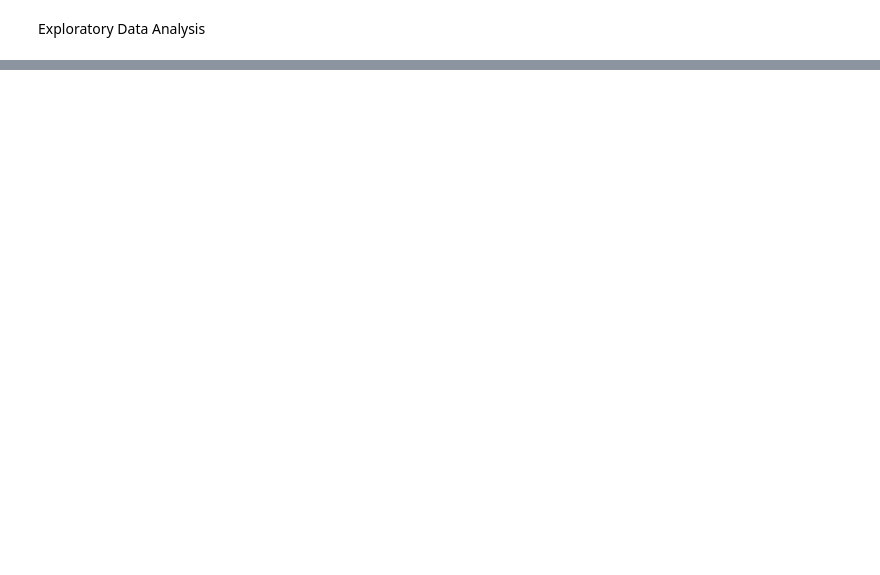
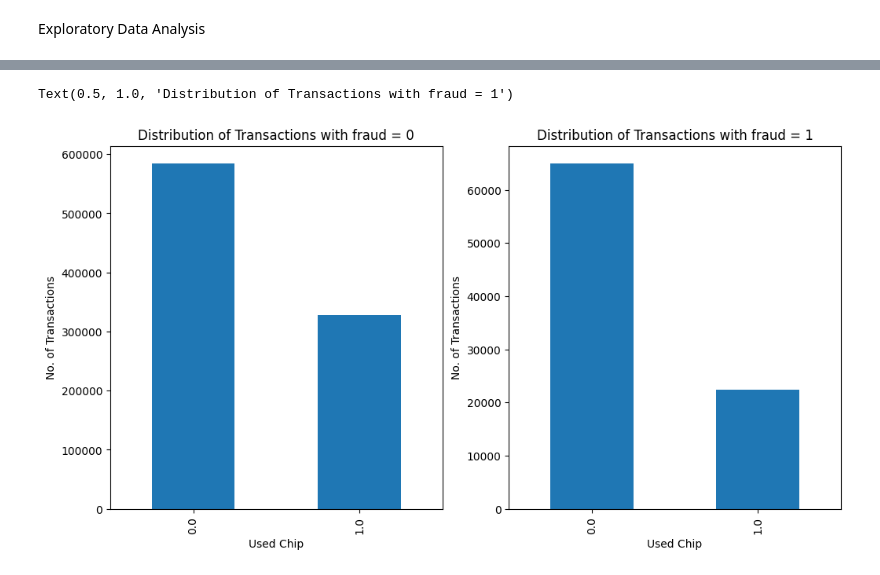
Before and after one commit to MatthiasYeoEeLiang/BT4012-Project, a Jupyter notebook: Group18_BT4012.ipynb, the cells around one changed output, grey strips where cells are left out. Saved outputs shown, nothing was run; the diff lists cells and outputs as text; code cells hidden in the pictures; blank space fills up the shorter version.

```diff
--- a/Group18_BT4012.ipynb
+++ b/Group18_BT4012.ipynb
@@ -36,0 +59,21 @@ print(df)
+# %%
+# used_chip of fraud = 0 vs fraud = 1
+plt.figure(figsize=(12,6))
+used_chip = df.loc[:, ['fraud', 'used_chip']]
+used_chip_0 = df[df.fraud == 0]
+used_chip_1 = df[df.fraud == 1]
+
+plt.subplot(1,2,1)
+used_chip_0.groupby('used_chip').size().plot.bar()
+plt.xlabel('Used Chip')
+plt.ylabel('No. of Transactions')
+plt.title('Distribution of Transactions with fraud = 0')
+
+plt.subplot(1,2,2)
+used_chip_1.groupby('used_chip').size().plot.bar()
+plt.xlabel('Used Chip')
+plt.ylabel('No. of Transactions')
+plt.title('Distribution of Transactions with fraud = 1')
+# %% [output]
+Text(0.5, 1.0, 'Distribution of Transactions with fraud = 1')
+[figure, added]
```
Also changed, not shown: parts of 9 cells of this notebook.
